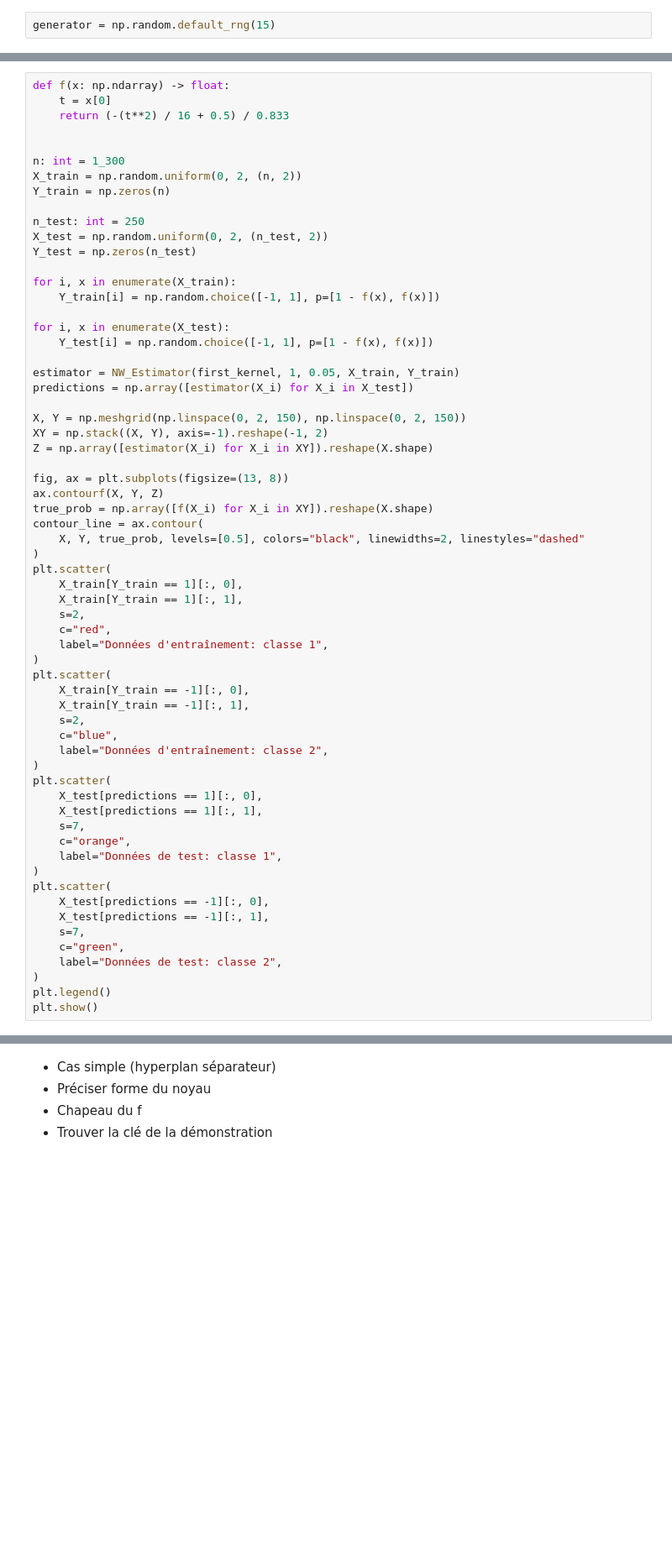
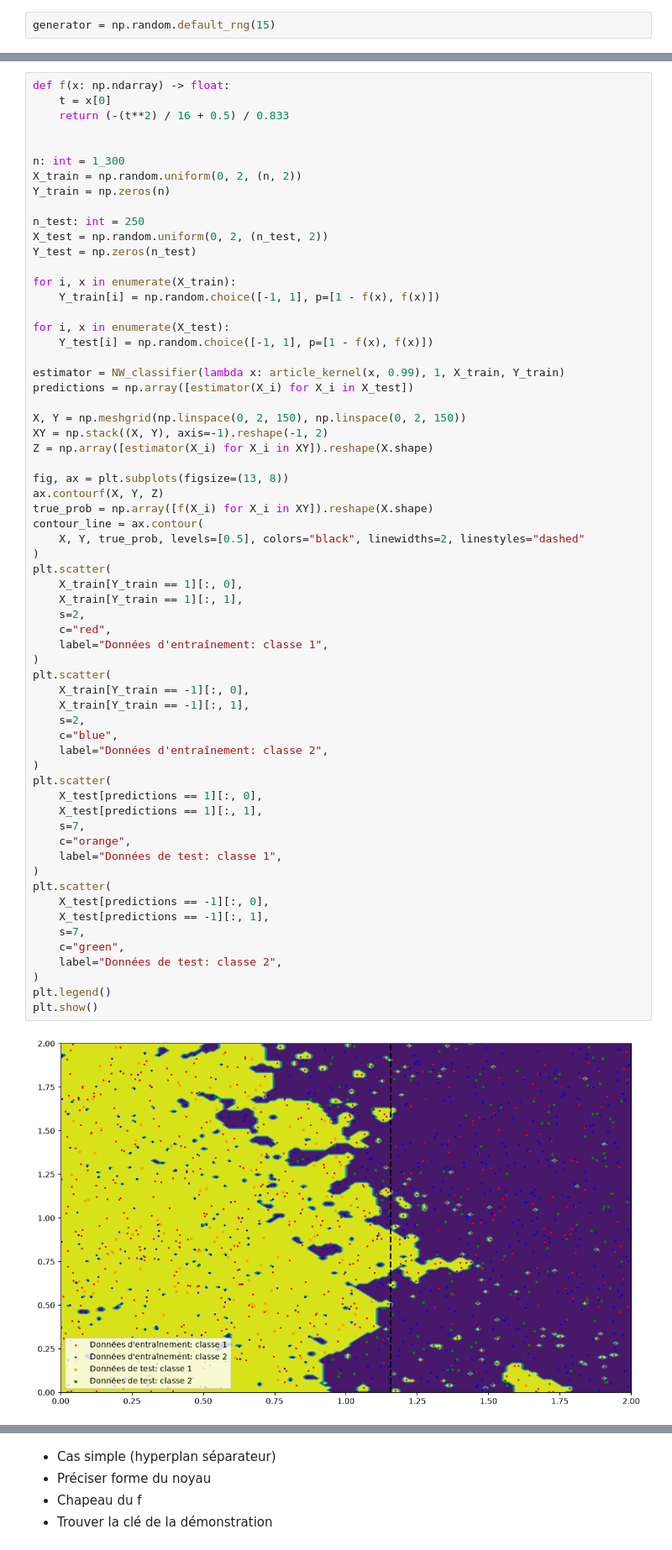
Before and after one commit to anasamrouche/TER, a Jupyter notebook: main.ipynb, the cells around one changed output, grey strips where cells are left out. Shown at 84% size. Saved outputs shown, nothing was run; the diff lists cells and outputs as text; blank space fills up the shorter version.

```diff
--- a/main.ipynb
+++ b/main.ipynb
@@ -303,7 +351,7 @@ for i, x in enumerate(X_train):
 for i, x in enumerate(X_test):
     Y_test[i] = np.random.choice([-1, 1], p=[1 - f(x), f(x)])
 
-estimator = NW_Estimator(first_kernel, 1, 0.05, X_train, Y_train)
+estimator = NW_classifier(lambda x: article_kernel(x, 0.99), 1, X_train, Y_train)
 predictions = np.array([estimator(X_i) for X_i in X_test])
 
 X, Y = np.meshgrid(np.linspace(0, 2, 150), np.linspace(0, 2, 150))
@@ -319,33 +367,35 @@ contour_line = ax.contour(
 plt.scatter(
     X_train[Y_train == 1][:, 0],
     X_train[Y_train == 1][:, 1],
     s=2,
     c="red",
     label="Données d'entraînement: classe 1",
 )
 plt.scatter(
     X_train[Y_train == -1][:, 0],
     X_train[Y_train == -1][:, 1],
     s=2,
     c="blue",
     label="Données d'entraînement: classe 2",
 )
 plt.scatter(
     X_test[predictions == 1][:, 0],
     X_test[predictions == 1][:, 1],
     s=7,
     c="orange",
     label="Données de test: classe 1",
 )
 plt.scatter(
     X_test[predictions == -1][:, 0],
     X_test[predictions == -1][:, 1],
     s=7,
     c="green",
     label="Données de test: classe 2",
 )
 plt.legend()
 plt.show()
+# %% [output]
+[figure, added]
 # %%
 X = np.linspace(0, 5, 100)
 X2 = np.linspace(0.5, 4.5, 100)
```
Also changed, not shown: parts of 13 cells of this notebook, 1 other file.
